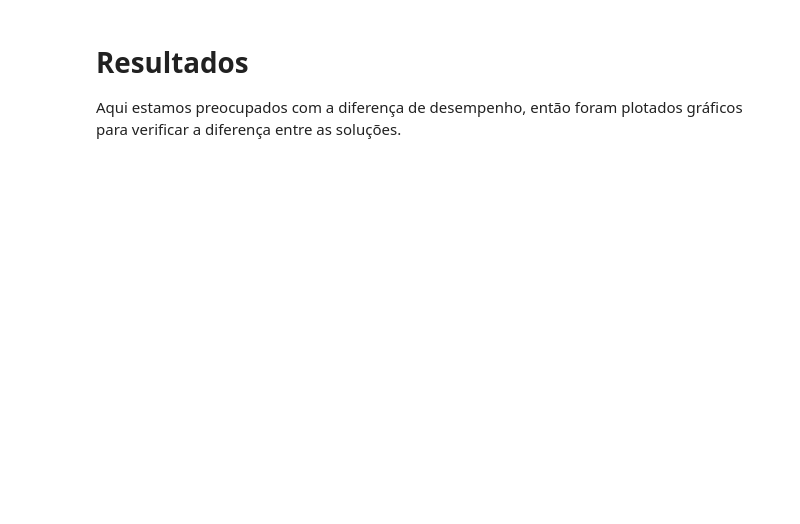
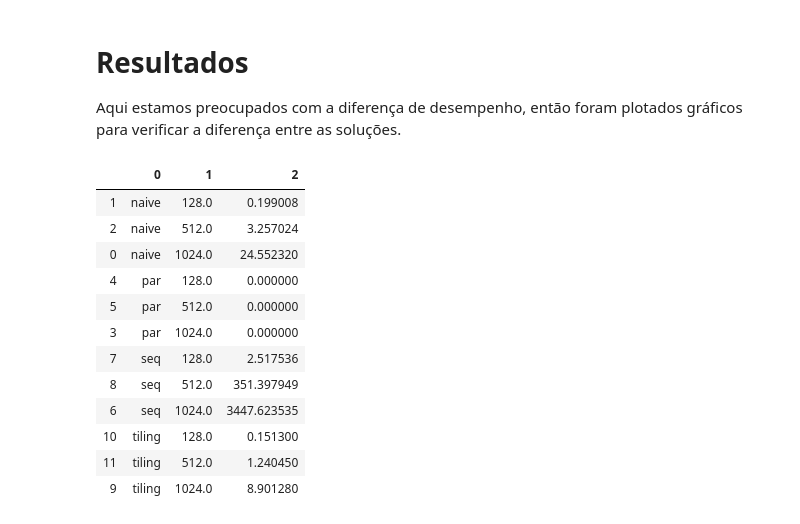
Before and after one commit to filipefborba/supercomp, a Jupyter notebook: 15-gpu-IV/Filipe Borba - GPU Entrega.ipynb, the cells around one changed output. Cells and saved outputs as stored; diff of their text form; code cells hidden in the pictures; blank space fills up the shorter version.

```diff
--- a/15-gpu-IV/Filipe Borba - GPU Entrega.ipynb
+++ b/15-gpu-IV/Filipe Borba - GPU Entrega.ipynb
@@ -42,16 +57,18 @@ files
 # %%
 # Devolve o output e o tempo de execucao
-def run_test(file, vsize):
-    output = subprocess.check_output(["ssh", "-i", key, host, "cd", working_directory, "&&",
-                                 f"./{file}{vsize}"])
+def run_test(file):
+    output = subprocess.check_output(["ssh", "-i", key, host, "cd", working_directory+"build/", "&&",
+                                 f"./{file}"])
     output = output.decode("utf-8").splitlines()
 
+    filename = re.sub("\d+", "", file)
+    vsize = re.sub("\D", "", file)
     print(f"--{file}------{vsize}--")
-    print(output[0])
-    return [file, vsize, float(output[0][6:])]
+    print(output)
+    return [filename, vsize, float(output[0][6:])]
 # %%
 # Tempo de Execução
 data = []
-for v in vector_sizes[:-1]:
-    for f in files:
-        data.append(run_test(f[:-3], v))
+for f in files:
+    if (not f.endswith("2048")):
+        data.append(run_test(f))
@@ -118,6 +183,21 @@ for v in vector_sizes[1:]:
 Aqui estamos preocupados com a diferença de desempenho, então foram plotados gráficos para verificar a diferença entre as soluções.
 # %%
 df = pd.DataFrame(data, dtype=np.float64)
+df = df.sort_values(by=[0, 1])
 df
+# %% [output]
+|  | 0 | 1 | 2 |
+| 1 | naive | 128.0 | 0.199008 |
+| 2 | naive | 512.0 | 3.257024 |
+| 0 | naive | 1024.0 | 24.552320 |
+| 4 | par | 128.0 | 0.000000 |
+| 5 | par | 512.0 | 0.000000 |
+| 3 | par | 1024.0 | 0.000000 |
+| 7 | seq | 128.0 | 2.517536 |
+| 8 | seq | 512.0 | 351.397949 |
+| 6 | seq | 1024.0 | 3447.623535 |
+| 10 | tiling | 128.0 | 0.151300 |
+| 11 | tiling | 512.0 | 1.240450 |
+| 9 | tiling | 1024.0 | 8.901280 |
 # %%
 df2 = pd.DataFrame(data_gpu, dtype=np.float64)
```
Also changed, not shown: parts of 13 cells of this notebook.
